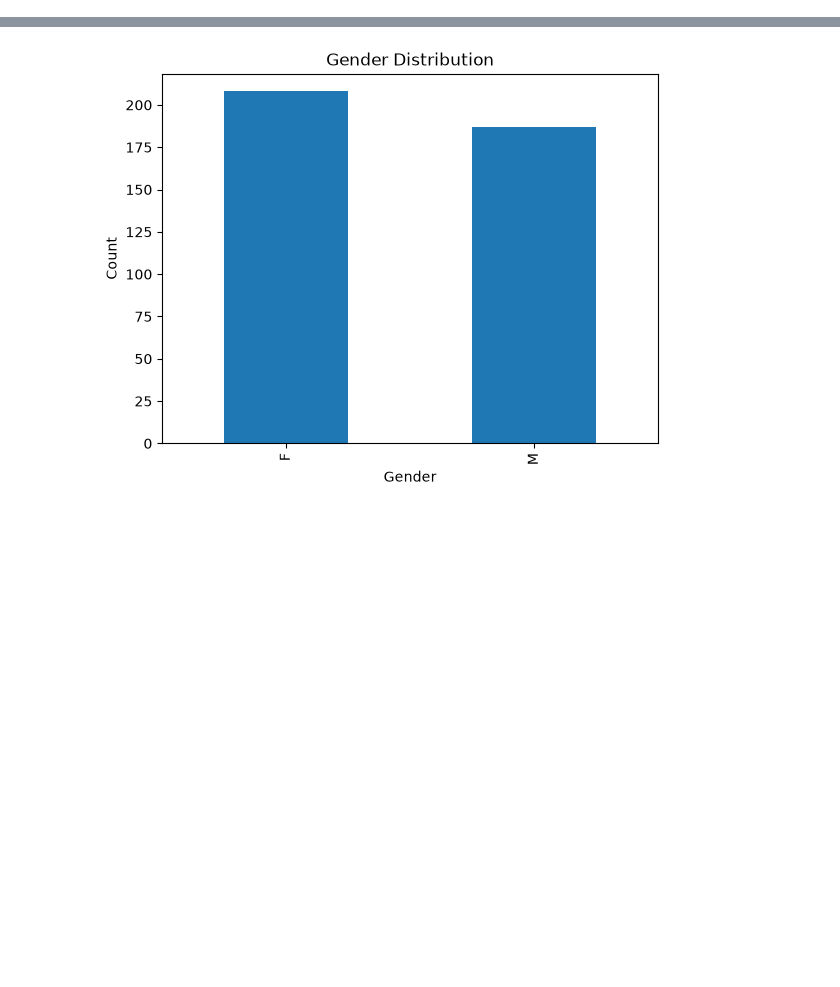
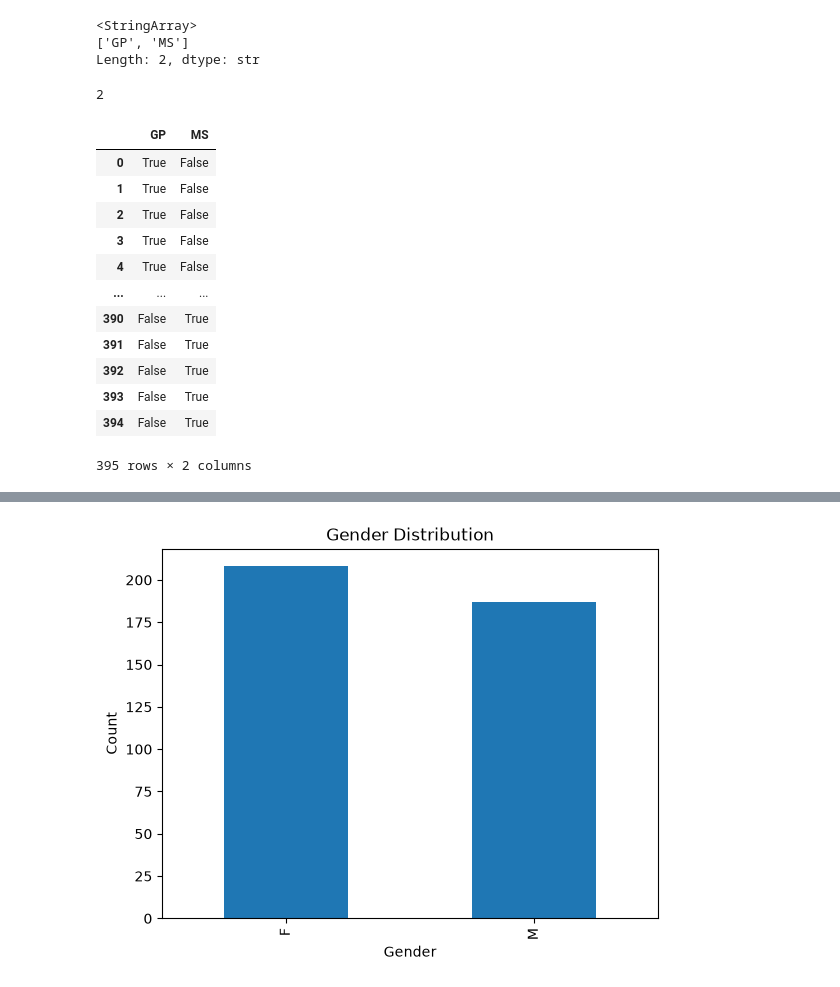
Before and after one commit to Ayusshi/student_exam_pass_prediction, a Jupyter notebook: notebooks/Student_Exam_Pass_Prediction.ipynb, the cells around one changed output, grey strips where cells are left out. Saved outputs shown, nothing was run; the diff lists cells and outputs as text; code cells hidden in the pictures; blank space fills up the shorter version.

```diff
--- a/notebooks/Student_Exam_Pass_Prediction.ipynb
+++ b/notebooks/Student_Exam_Pass_Prediction.ipynb
@@ -6,0 +74,26 @@ df = pd.read_csv("../data/student-mat.csv", sep=";")
+# %%
+df["school"].unique()
+# %% [output]
+<StringArray>
+['GP', 'MS']
+Length: 2, dtype: str
+# %%
+df["school"].nunique()
+# %% [output]
+2
+# %%
+pd.get_dummies(df["school"])
+# %% [output]
+|  | GP | MS |
+| 0 | True | False |
+| 1 | True | False |
+| 2 | True | False |
+| 3 | True | False |
+| 4 | True | False |
+| ... | ... | ... |
+| 390 | False | True |
+| 391 | False | True |
+| 392 | False | True |
+| 393 | False | True |
+| 394 | False | True |
+395 rows × 2 columns
```
Also changed, not shown: parts of 10 cells of this notebook.
